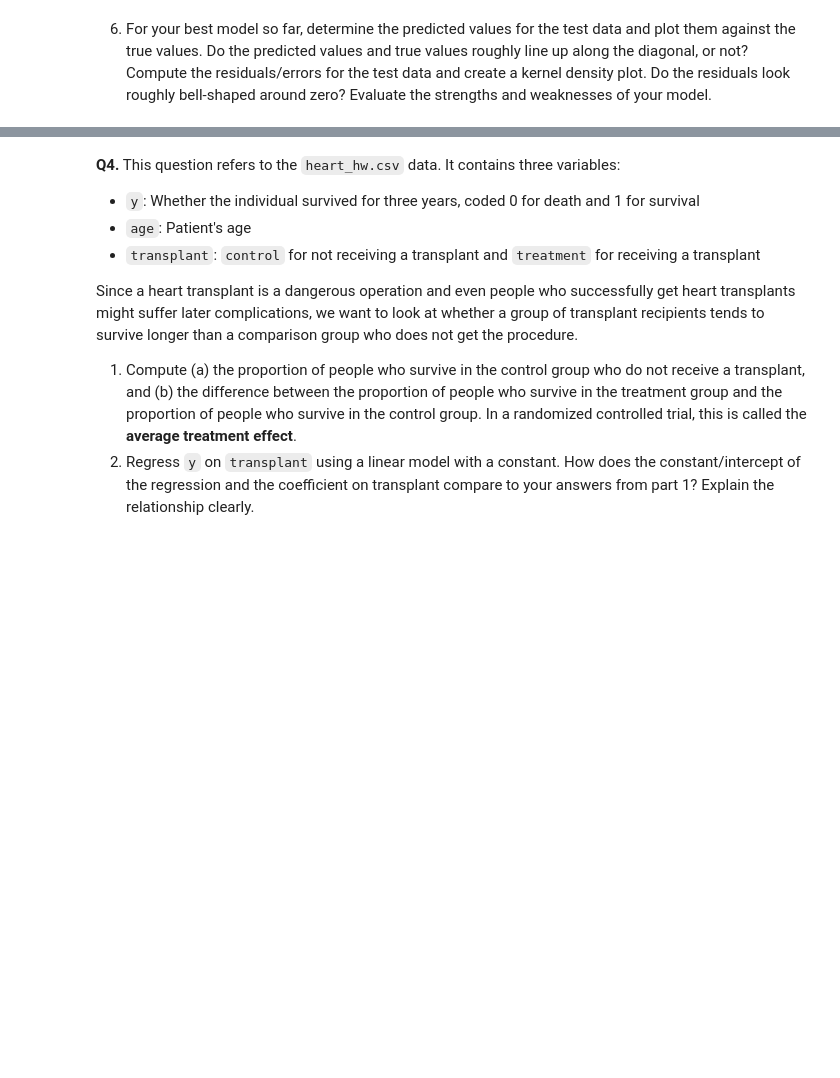
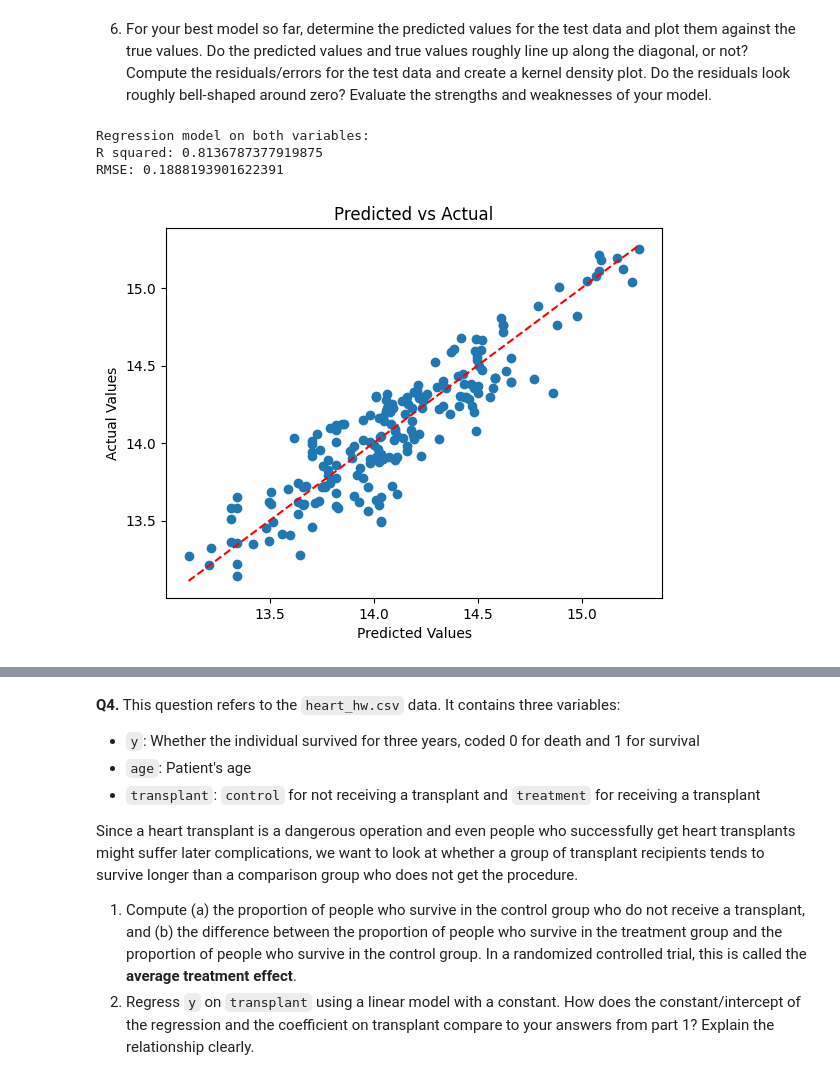
Before and after one commit to hasitanalluri/linearModels, a Jupyter notebook: assignment/assignment.ipynb, the cells around one changed output, grey strips where cells are left out. Cells and saved outputs as stored; diff of their text form; code cells hidden in the pictures; blank space fills up the shorter version.

```diff
--- a/assignment/assignment.ipynb
+++ b/assignment/assignment.ipynb
@@ -480,2 +546,28 @@ The joint model performs the best, with an R squared value of 0.814. The categor
 # %% [markdown]
   6. For your best model so far, determine the predicted values for the test data and plot them against the true values. Do the predicted values and true values roughly line up along the diagonal, or not? Compute the residuals/errors for the test data and create a kernel density plot. Do the residuals look roughly bell-shaped around zero? Evaluate the strengths and weaknesses of your model.
+# %%
+# Best model is the joint model
+# Regress price on both numerical and categorical variables
+X_train_joint = pd.concat([X_train_numeric, X_train_categorical_dummies], axis=1)
+X_test_joint = pd.concat([X_test_numeric, X_test_categorical_dummies], axis=1)
+
+reg_joint = LinearRegression().fit(X_train_joint, y_train) # Fit the linear model
+print("Regression model on both variables:")
+print("R squared:", reg_joint.score(X_test_joint, y_test)) # R squared measure on test set
+
+# Compute RMSE
+y_test_pred = reg_joint.predict(X_test_joint)
+rmse = np.sqrt(mean_squared_error(y_test, y_test_pred))
+print("RMSE:", rmse)
+
+plt.scatter(y_test_pred, y_test)
+plt.plot([min(y_test_pred), max(y_test_pred)], [min(y_test_pred), max(y_test_pred)], color='red', linestyle='--')
+plt.xlabel('Predicted Values')
+plt.ylabel('Actual Values')
+plt.title('Predicted vs Actual')
+plt.show()
+# %% [output]
+Regression model on both variables:
+R squared: 0.8136787377919875
+RMSE: 0.1888193901622391
+[figure, added]
```
Also changed, not shown: parts of 9 cells of this notebook.
